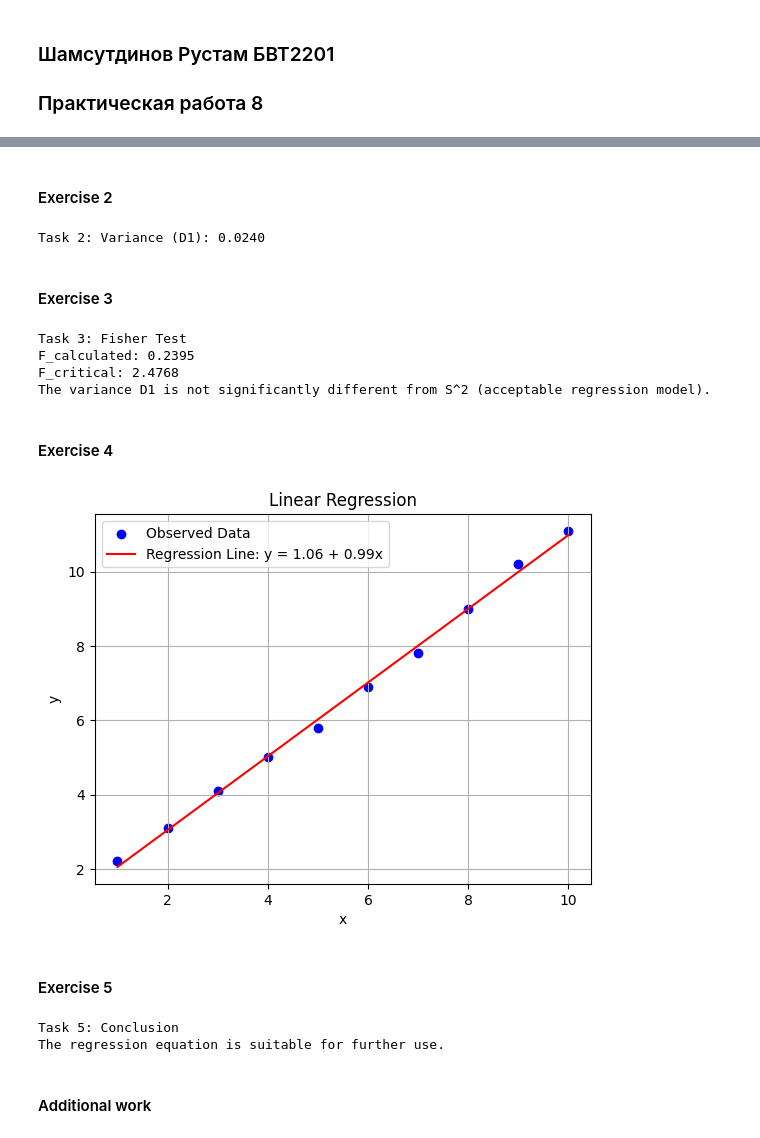
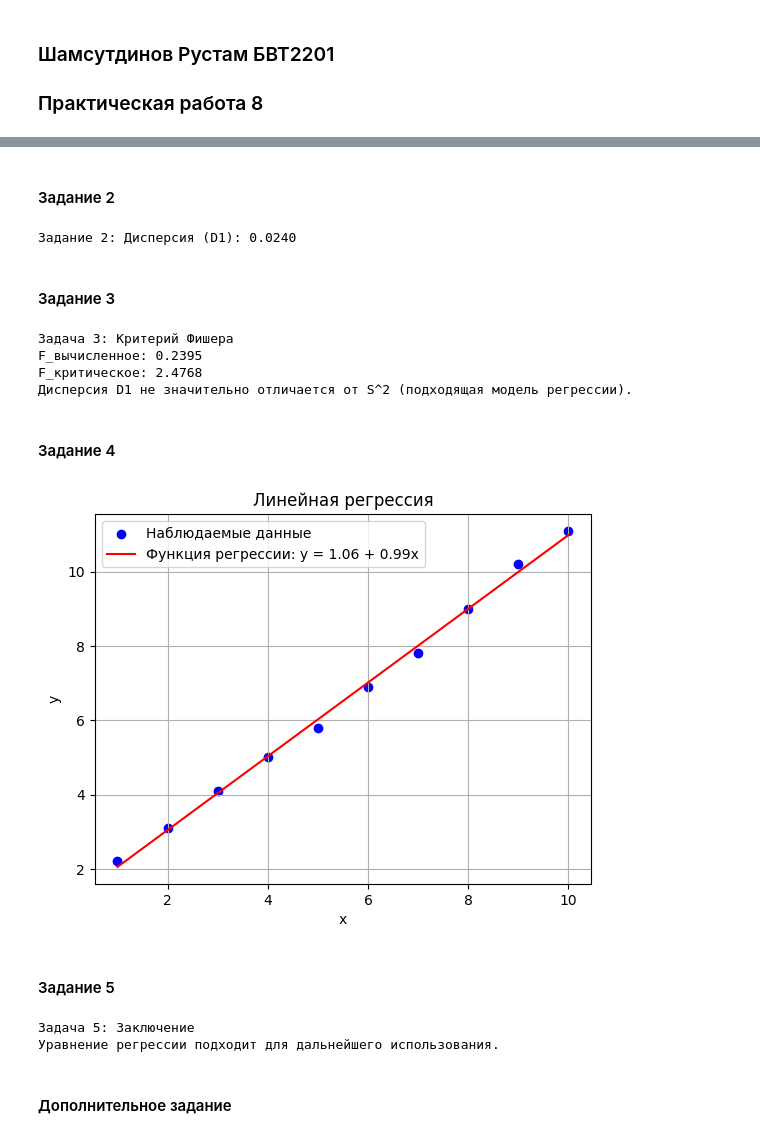
Before and after one commit to Sypoo1/mtuci-statistics, a Jupyter notebook: 8.ipynb, the cells around one changed output, grey strips where cells are left out. Saved outputs shown, nothing was run; the diff lists cells and outputs as text; code cells hidden in the pictures.

```diff
--- a/8.ipynb
+++ b/8.ipynb
@@ -48,70 +49,68 @@ Correlation coefficient (r): 0.9988
 # %% [markdown]
-#### Exercise 2
+#### Задание 2
 # %%
-# Task 2: Calculate D1 (variance)
-f_x = b0 + b1 * x #linear regression equation
-
+# Задание 2: Вычисление D1 (дисперсия)
+f_x = b0 + b1 * x # уравнение линейной регрессии
 
 D1 = np.sum((y - f_x) ** 2) / (n - 2)
 
-print(f"\nTask 2: Variance (D1): {D1:.4f}")
+print(f"\nЗадание 2: Дисперсия (D1): {D1:.4f}")
 # %% [output]
-Task 2: Variance (D1): 0.0240
+Задание 2: Дисперсия (D1): 0.0240
 # %% [markdown]
-#### Exercise 3
+#### Задание 3
 # %%
-# Task 3: Fisher test
+# Задание 3: Критерий Фишера
 n_for_S2 = 20
 
-S2 = 0.1  # Given variance of random effects
+S2 = 0.1  # Дисперсия случайных воздействий
 F_calculated = D1 / S2
 
-
-
-# Fisher critical value
+# Критическое значение Фишера
 alpha = 0.05
 F_critical = f.ppf(1 - alpha, n - 2, n_for_S2 - 1)
 
-print(f"\nTask 3: Fisher Test")
-print(f"F_calculated: {F_calculated:.4f}")
-print(f"F_critical: {F_critical:.4f}")
+print("\nЗадача 3: Критерий Фишера")
+print(f"F_вычисленное: {F_calculated:.4f}")
+print(f"F_критическое: {F_critical:.4f}")
+
 if F_calculated < F_critical:
-    print("The variance D1 is not significantly different from S^2 (acceptable regression model).")
+    print("Дисперсия D1 не значительно отличается от S^2 (подходящая модель регрессии).")
 else:
-    print("The variance D1 is significantly different from S^2 (model may not fit well).")
+    print("Дисперсия D1 значительно отличается от S^2 (модель может плохо подходить).")
 # %% [output]
-Task 3: Fisher Test
-F_calculated: 0.2395
-F_critical: 2.4768
-The variance D1 is not significantly different from S^2 (acceptable regression model).
+Задача 3: Критерий Фишера
+F_вычисленное: 0.2395
+F_критическое: 2.4768
+Дисперсия D1 не значительно отличается от S^2 (подходящая модель регрессии).
 # %% [markdown]
-#### Exercise 4
+#### Задание 4
 # %%
-# Task 4: Plot graph
-plt.scatter(x, y, label="Observed Data", color="blue")
-plt.plot(x, f_x, label=f"Regression Line: y = {b0:.2f} + {b1:.2f}x", color="red")
+# Задание 4: Построение графика
+plt.scatter(x, y, label="Наблюдаемые данные", color="blue")
+plt.plot(x, f_x, label=f"Функция регрессии: y = {b0:.2f} + {b1:.2f}x", color="red")
 plt.xlabel("x")
 plt.ylabel("y")
-plt.title("Linear Regression")
+plt.title("Линейная регрессия")
 plt.legend()
 plt.grid(True)
 plt.show()
 # %% [output]
-[figure, old version]
+[figure, new version]
 # %% [markdown]
-#### Exercise 5
+#### Задание 5
-# %%
-# Task 5: Conclusion
-print("\nTask 5: Conclusion")
-if F_calculated < F_critical:
-    print("The regression equation is suitable for further use.")
-else:
-    print("The regression equation is not suitable for further use.")
-# %% [output]
-Task 5: Conclusion
-The regression equation is suitable for further use.
-# %% [markdown]
-#### Additional work
+# %%
+# Задание 5: Заключение
+print("\nЗадача 5: Заключение")
+if F_calculated < F_critical:
+    print("Уравнение регрессии подходит для дальнейшего использования.")
+else:
+    print("Уравнение регрессии не подходит для дальнейшего использования.")
+# %% [output]
+Задача 5: Заключение
+Уравнение регрессии подходит для дальнейшего использования.
+# %% [markdown]
+#### Дополнительное задание
 # %%
 import numpy as np
 import matplotlib.pyplot as plt
```
Also changed, not shown: parts of 4 cells of this notebook.
